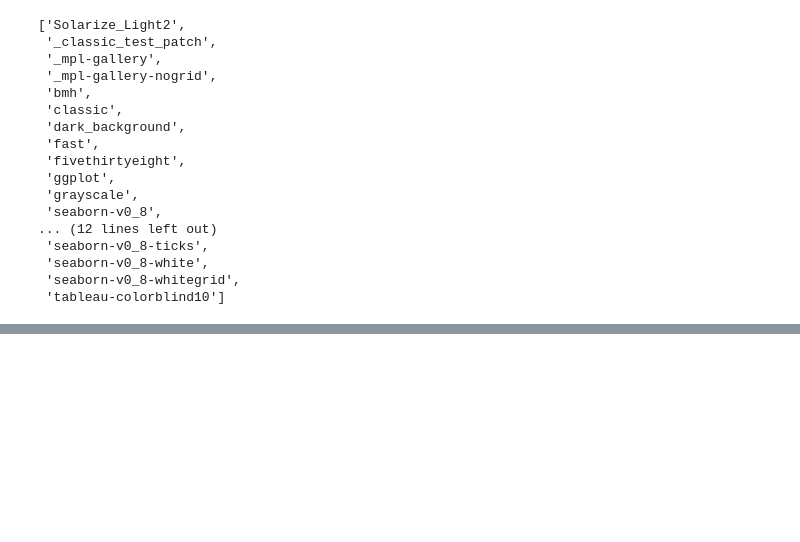
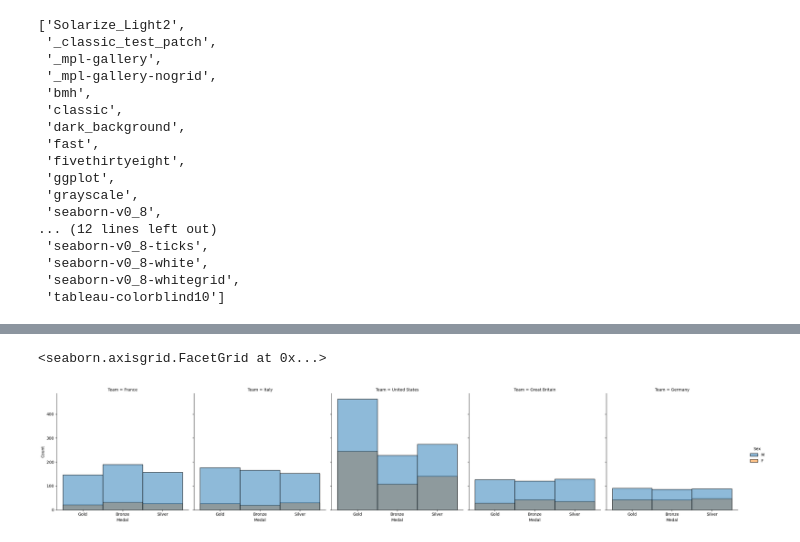
Before and after one commit to Valentinafd8/REPO_BOOTCAMP, a Jupyter notebook: Proyectoupdated.ipynb, the cells around one changed output, grey strips where cells are left out. Cells and saved outputs as stored; diff of their text form; code cells hidden in the pictures; blank space fills up the shorter version.

```diff
--- a/Proyectoupdated.ipynb
+++ b/Proyectoupdated.ipynb
@@ -83,0 +173,5 @@ mpl.style.available
+# %%
+sns.displot(data=df_top_teams, x='Medal', hue='Sex', col='Team')
+# %% [output]
+<seaborn.axisgrid.FacetGrid at 0x...>
+[figure, added]
```
Also changed, not shown: parts of 10 cells of this notebook, 1 other file.
